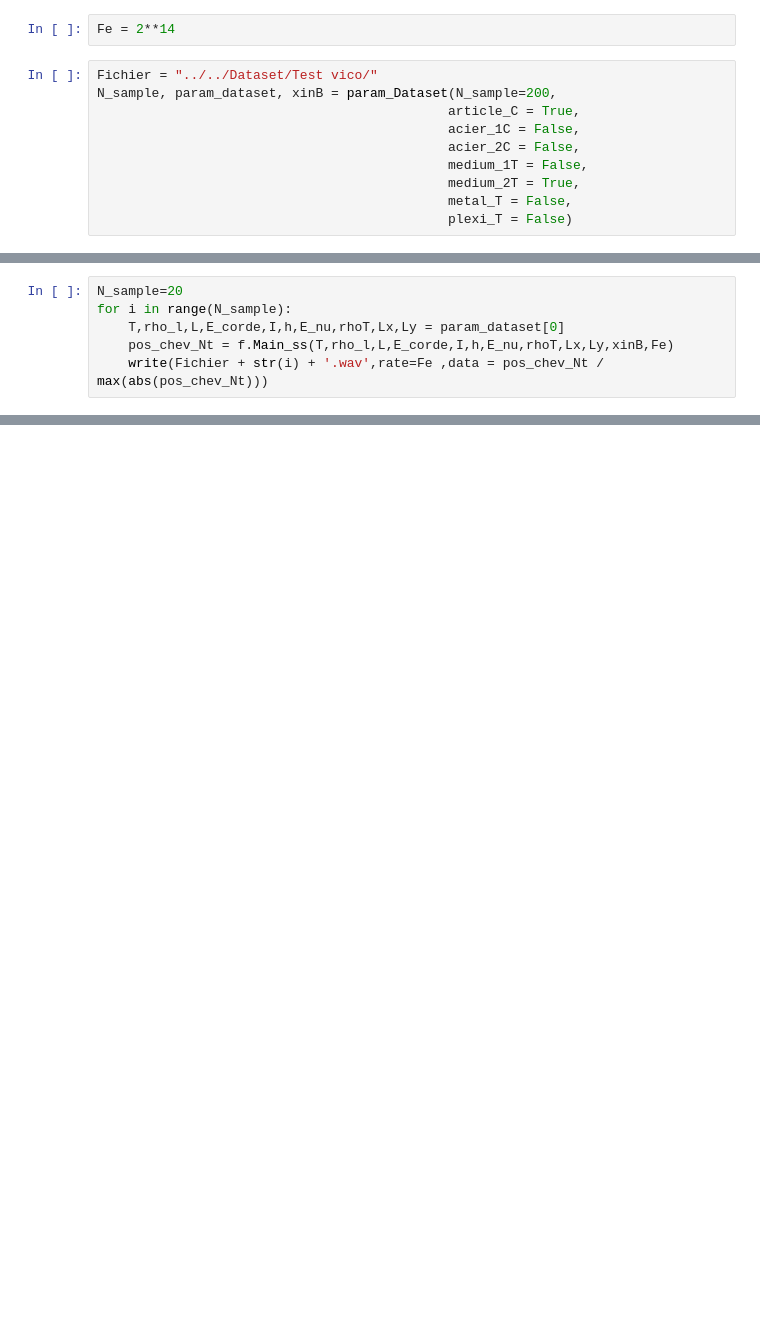
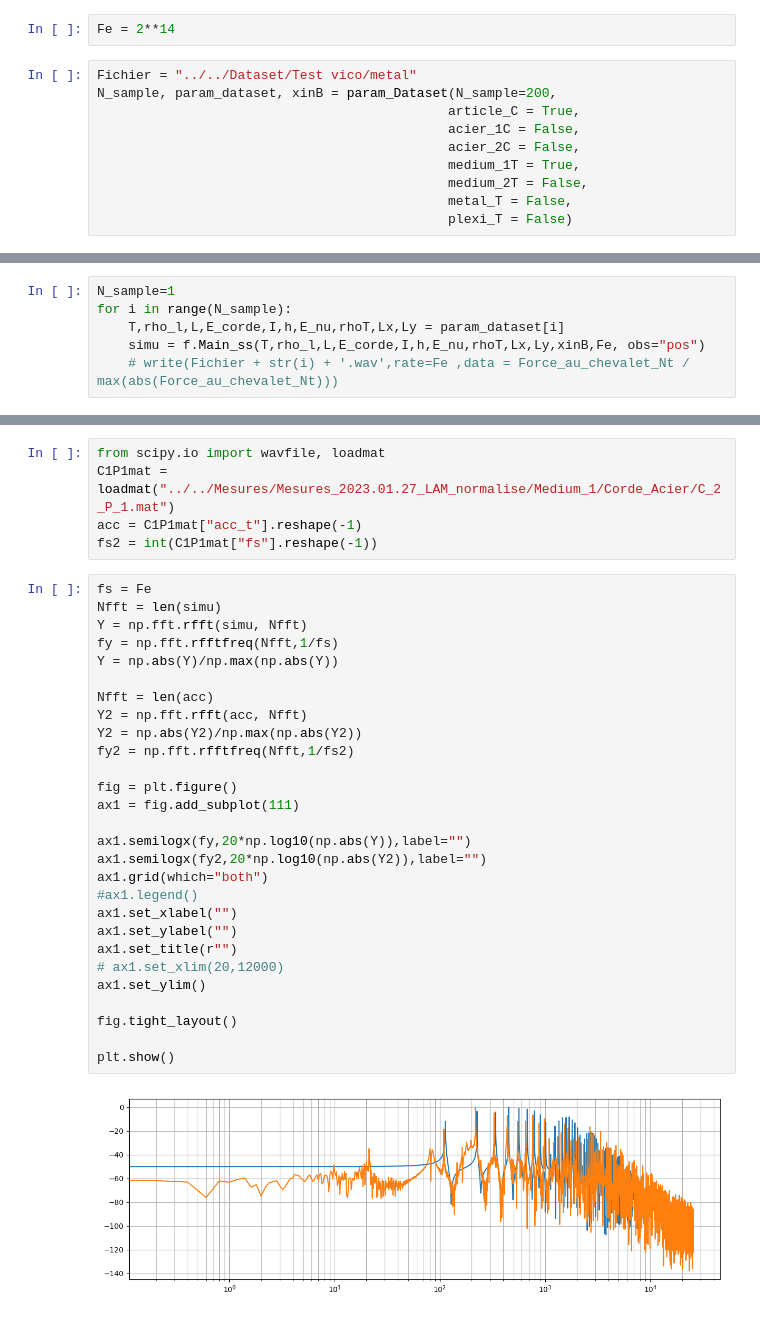
Before and after one commit to peladeaucome/ATIAM-PAM-AnalyseInstruments, a Jupyter notebook: Data/creaton_dataset_ss.ipynb, the cells around one changed output, grey strips where cells are left out. Saved outputs shown, nothing was run; the diff lists cells and outputs as text; blank space fills up the shorter version.

```diff
--- a/Data/creaton_dataset_ss.ipynb
+++ b/Data/creaton_dataset_ss.ipynb
@@ -7,12 +15,12 @@ import pickle
 # %%
 Fe = 2**14
 # %%
-Fichier = "../../Dataset/Test vico/"
+Fichier = "../../Dataset/Test vico/metal"
 N_sample, param_dataset, xinB = param_Dataset(N_sample=200,
                                              article_C = True,
                                              acier_1C = False,
                                              acier_2C = False,
-                                             medium_1T = False,
-                                             medium_2T = True,
+                                             medium_1T = True,
+                                             medium_2T = False,
                                              metal_T = False,
                                              plexi_T = False)
@@ -19,6 +29,6 @@ N_sample, param_dataset, xinB = param_Dataset(N_sample=200,
 # %%
-N_sample=20
+N_sample=1
 for i in range(N_sample):
-    T,rho_l,L,E_corde,I,h,E_nu,rhoT,Lx,Ly = param_dataset[0]
-    pos_chev_Nt = f.Main_ss(T,rho_l,L,E_corde,I,h,E_nu,rhoT,Lx,Ly,xinB,Fe)
-    write(Fichier + str(i) + '.wav',rate=Fe ,data = pos_chev_Nt / max(abs(pos_chev_Nt)))
+    T,rho_l,L,E_corde,I,h,E_nu,rhoT,Lx,Ly = param_dataset[i]
+    simu = f.Main_ss(T,rho_l,L,E_corde,I,h,E_nu,rhoT,Lx,Ly,xinB,Fe, obs="pos")
+    # write(Fichier + str(i) + '.wav',rate=Fe ,data = Force_au_chevalet_Nt / max(abs(Force_au_chevalet_Nt)))
@@ -30,0 +41,35 @@ display(Audio(pos_chev_Nt, rate=Fe))
+# %%
+from scipy.io import wavfile, loadmat
+C1P1mat = loadmat("../../Mesures/Mesures_2023.01.27_LAM_normalise/Medium_1/Corde_Acier/C_2_P_1.mat")
+acc = C1P1mat["acc_t"].reshape(-1)
+fs2 = int(C1P1mat["fs"].reshape(-1))
+# %%
+fs = Fe
+Nfft = len(simu)
+Y = np.fft.rfft(simu, Nfft)
+fy = np.fft.rfftfreq(Nfft,1/fs)
+Y = np.abs(Y)/np.max(np.abs(Y))
+
+Nfft = len(acc)
+Y2 = np.fft.rfft(acc, Nfft)
+Y2 = np.abs(Y2)/np.max(np.abs(Y2))
+fy2 = np.fft.rfftfreq(Nfft,1/fs2)
+
+fig = plt.figure()
+ax1 = fig.add_subplot(111)
+
+ax1.semilogx(fy,20*np.log10(np.abs(Y)),label="")
+ax1.semilogx(fy2,20*np.log10(np.abs(Y2)),label="")
+ax1.grid(which="both")
+#ax1.legend()
+ax1.set_xlabel("")
+ax1.set_ylabel("")
+ax1.set_title(r"")
+# ax1.set_xlim(20,12000)
+ax1.set_ylim()
+
+fig.tight_layout()
+
+plt.show()
+# %% [output]
+[figure, added]
```
Also changed, not shown: parts of 6 cells of this notebook, 1 other file.
